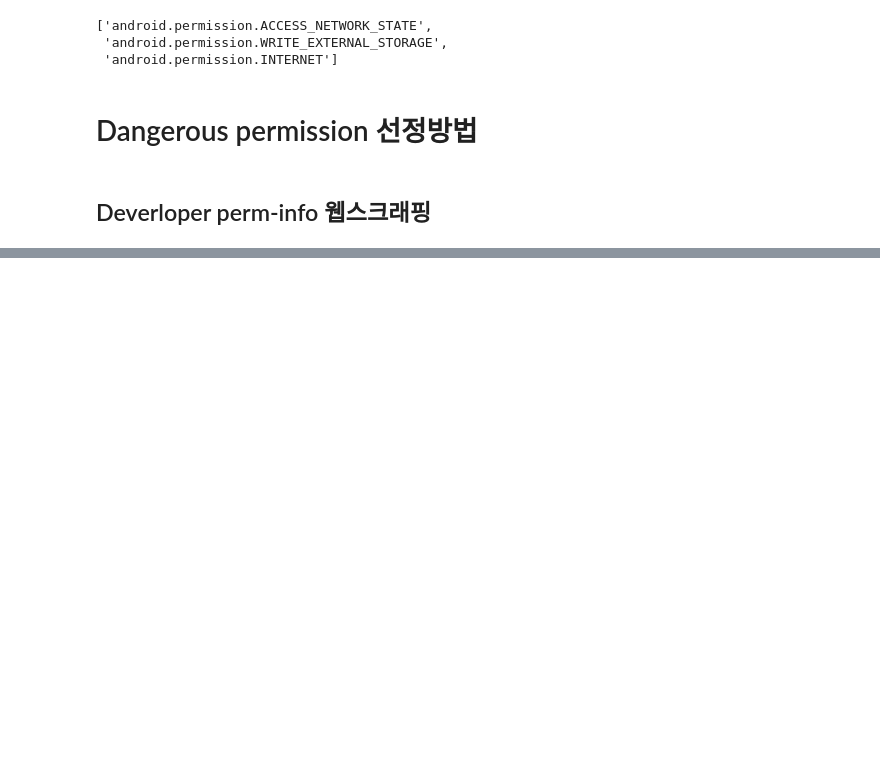
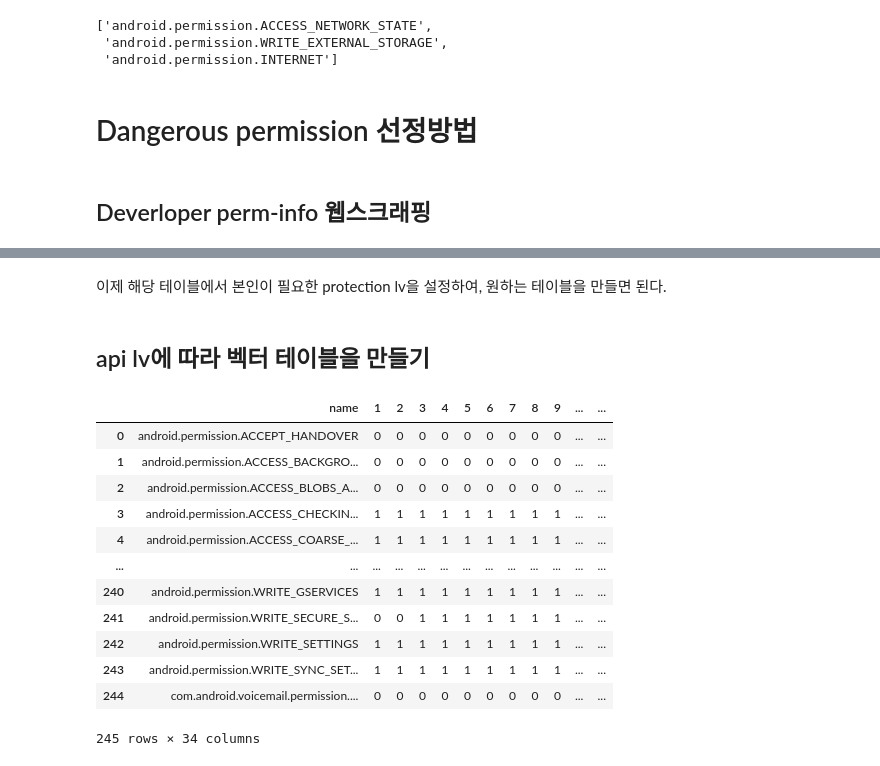
Before and after one commit to ghwns82/ML_lab, a Jupyter notebook: 2.특징정보/1.Permission.ipynb, the cells around one changed output, grey strips where cells are left out. Cells and saved outputs as stored; diff of their text form; code cells hidden in the pictures; blank space fills up the shorter version.

```diff
--- a/2.특징정보/1.Permission.ipynb
+++ b/2.특징정보/1.Permission.ipynb
@@ -43,0 +148,4 @@ a.get_permissions()
+# %% [markdown]
+이제 해당 테이블에서 본인이 필요한 protection lv을 설정하여, 원하는 테이블을 만들면 된다.
+# %% [markdown]
+## api lv에 따라 벡터 테이블을 만들기
@@ -43,0 +174,16 @@ a.get_permissions()
+# %%
+pd.read_csv('./deveolper_permission_by_api_lv.csv')
+# %% [output]
+|  | name | 1 | 2 | 3 | 4 | 5 | 6 | 7 | 8 | 9 | ... | ... |
+| 0 | android.permission.ACCEPT_HANDOVER | 0 | 0 | 0 | 0 | 0 | 0 | 0 | 0 | 0 | ... | ... |
+| 1 | android.permission.ACCESS_BACKGRO... | 0 | 0 | 0 | 0 | 0 | 0 | 0 | 0 | 0 | ... | ... |
+| 2 | android.permission.ACCESS_BLOBS_A... | 0 | 0 | 0 | 0 | 0 | 0 | 0 | 0 | 0 | ... | ... |
+| 3 | android.permission.ACCESS_CHECKIN... | 1 | 1 | 1 | 1 | 1 | 1 | 1 | 1 | 1 | ... | ... |
+| 4 | android.permission.ACCESS_COARSE_... | 1 | 1 | 1 | 1 | 1 | 1 | 1 | 1 | 1 | ... | ... |
+| ... | ... | ... | ... | ... | ... | ... | ... | ... | ... | ... | ... | ... |
+| 240 | android.permission.WRITE_GSERVICES | 1 | 1 | 1 | 1 | 1 | 1 | 1 | 1 | 1 | ... | ... |
+| 241 | android.permission.WRITE_SECURE_S... | 0 | 0 | 1 | 1 | 1 | 1 | 1 | 1 | 1 | ... | ... |
+| 242 | android.permission.WRITE_SETTINGS | 1 | 1 | 1 | 1 | 1 | 1 | 1 | 1 | 1 | ... | ... |
+| 243 | android.permission.WRITE_SYNC_SET... | 1 | 1 | 1 | 1 | 1 | 1 | 1 | 1 | 1 | ... | ... |
+| 244 | com.android.voicemail.permission.... | 0 | 0 | 0 | 0 | 0 | 0 | 0 | 0 | 0 | ... | ... |
+245 rows × 34 columns
```
Also changed, not shown: parts of 21 cells of this notebook, 14 other files.
